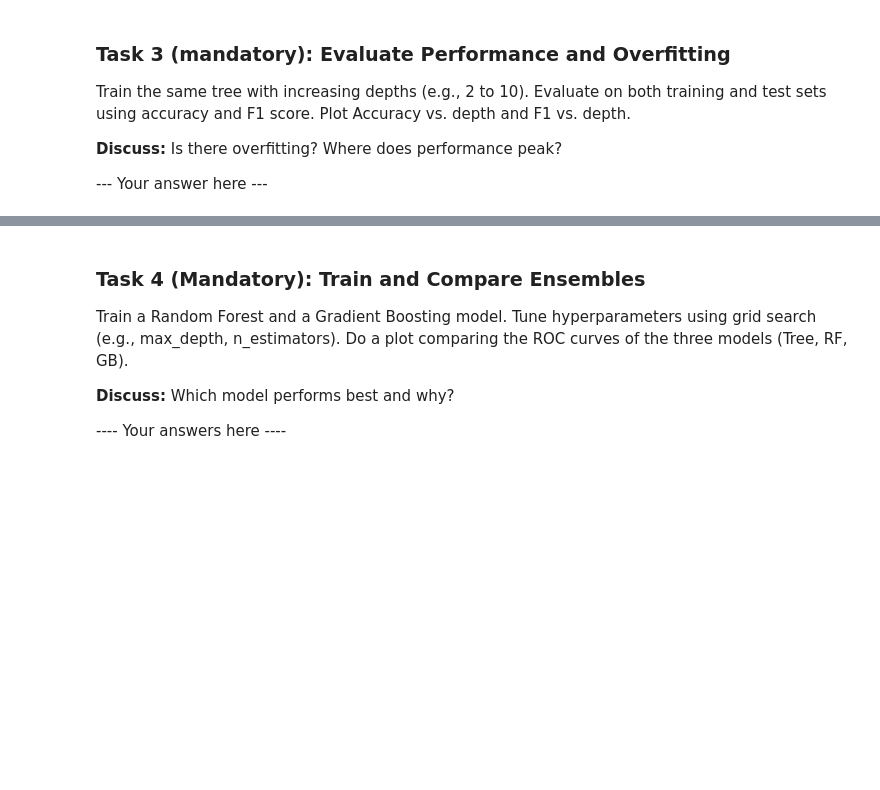
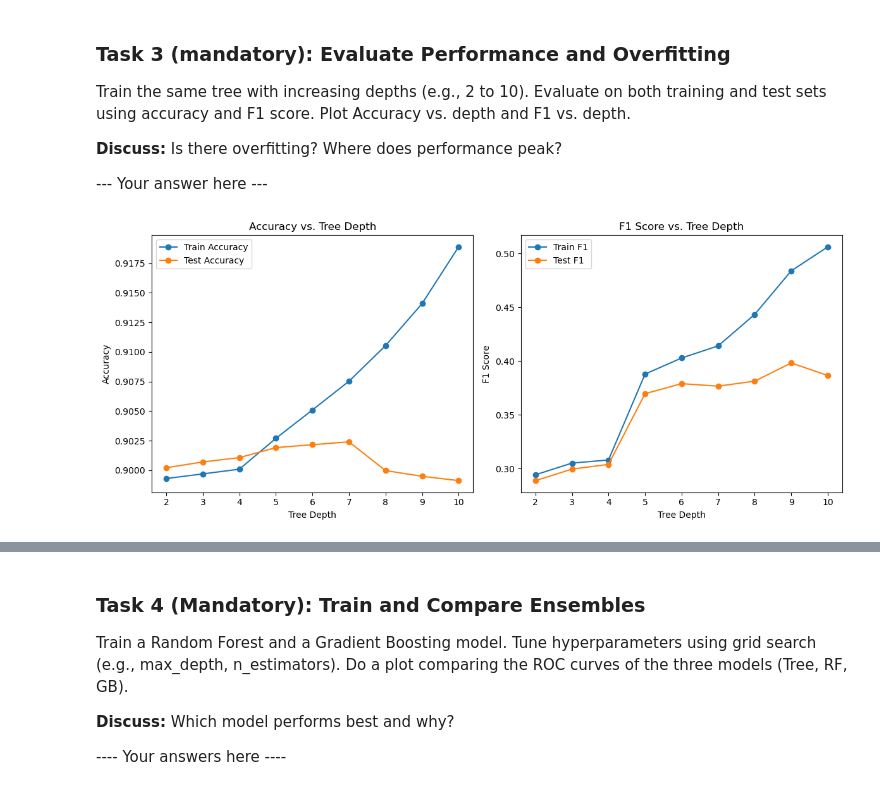
Before and after one commit to AakrishLama/MachineLearningModels, a Jupyter notebook: ModelsA3/username_A3.ipynb, the cells around one changed output, grey strips where cells are left out. Cells and saved outputs as stored; diff of their text form; code cells hidden in the pictures; blank space fills up the shorter version.

Commit message:
refactored decisiontree

```diff
--- a/ModelsA3/username_A3.ipynb
+++ b/ModelsA3/username_A3.ipynb
@@ -226,0 +189,80 @@ Train the same tree with increasing depths (e.g., 2 to 10). Evaluate on both tra
+# %%
+#--- Write your code here ---#
+import pandas as pd
+from sklearn.tree import DecisionTreeClassifier
+from sklearn.preprocessing import LabelEncoder
+from sklearn.model_selection import train_test_split
+from sklearn.metrics import accuracy_score, f1_score
+import matplotlib.pyplot as plt
+
+# 1. Load and preprocess data fresh
+data = pd.read_csv('/Users/aakrishlama/Desktop/ML_2DV516/ML/ModelsA3/datasets/BankMarketing/bank-additional-full.csv', sep=';')
+data = data.drop('duration', axis=1)  # Remove duration as recommended
+
+# Encode categorical variables
+le = LabelEncoder()
+data['y'] = le.fit_transform(data['y'])  # Target
+cat_cols = data.select_dtypes(include=['object']).columns
+for col in cat_cols:
+    data[col] = le.fit_transform(data[col].astype(str))
+
+# 2. Split data (stratified due to imbalance)
+X = data.drop('y', axis=1)
+y = data['y']
+X_train, X_test, y_train, y_test = train_test_split(
+    X, y, test_size=0.2, random_state=42, stratify=y)
+
+# 3. Evaluate different depths
+depths = range(2, 11)
+train_acc = []
+test_acc = []
+train_f1 = []
+test_f1 = []
+
+for depth in depths:
+    # Train model
+    tree = DecisionTreeClassifier(max_depth=depth, random_state=42)
+    tree.fit(X_train, y_train)
+
+    # Predictions
+    y_train_pred = tree.predict(X_train)
+    y_test_pred = tree.predict(X_test)
+
+    # Store metrics
+    train_acc.append(accuracy_score(y_train, y_train_pred))
+    test_acc.append(accuracy_score(y_test, y_test_pred))
+    train_f1.append(f1_score(y_train, y_train_pred))
+    test_f1.append(f1_score(y_test, y_test_pred))
+
+# 4. Plot results
+plt.figure(figsize=(12, 5))
+
+# Accuracy plot
+plt.subplot(1, 2, 1)
+plt.plot(depths, train_acc, label='Train Accuracy', marker='o')
+plt.plot(depths, test_acc, label='Test Accuracy', marker='o')
+plt.xlabel('Tree Depth')
+plt.ylabel('Accuracy')
+plt.title('Accuracy vs. Tree Depth')
+plt.legend()
+
+# F1 score plot
+plt.subplot(1, 2, 2)
+plt.plot(depths, train_f1, label='Train F1', marker='o')
+plt.plot(depths, test_f1, label='Test F1', marker='o')
+plt.xlabel('Tree Depth')
+plt.ylabel('F1 Score')
+plt.title('F1 Score vs. Tree Depth')
+plt.legend()
+
+plt.tight_layout()
+plt.show()
+
+# 5. Print max performance points
+best_acc_depth = depths[test_acc.index(max(test_acc))]
+best_f1_depth = depths[test_f1.index(max(test_f1))]
+
+print(f"Best test accuracy ({max(test_acc):.4f}) at depth {best_acc_depth}")
+print(f"Best test F1 ({max(test_f1):.4f}) at depth {best_f1_depth}")
+# %% [output]
+[figure, added]
```
Also changed, not shown: parts of 3 cells of this notebook.
